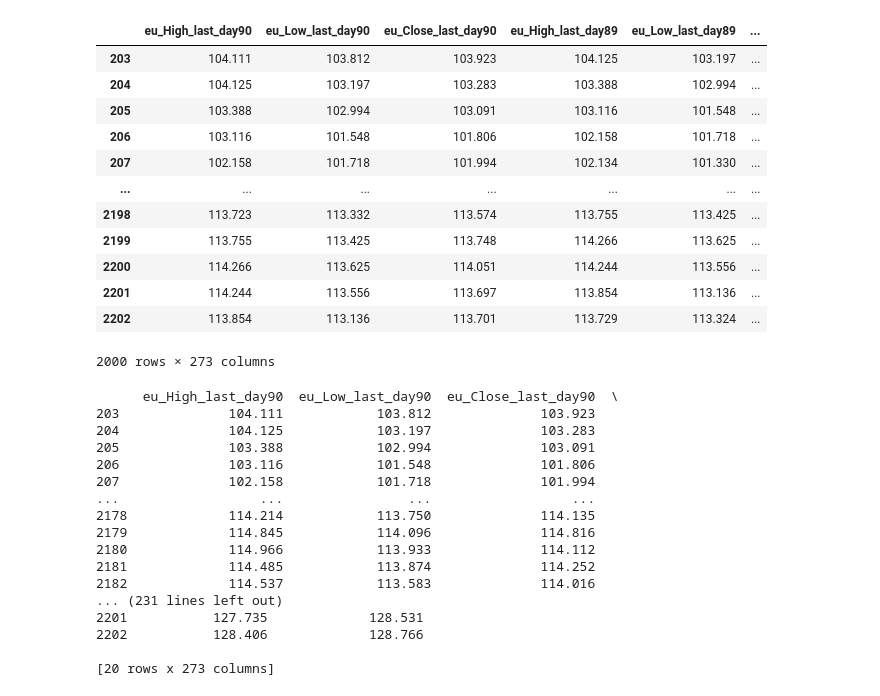
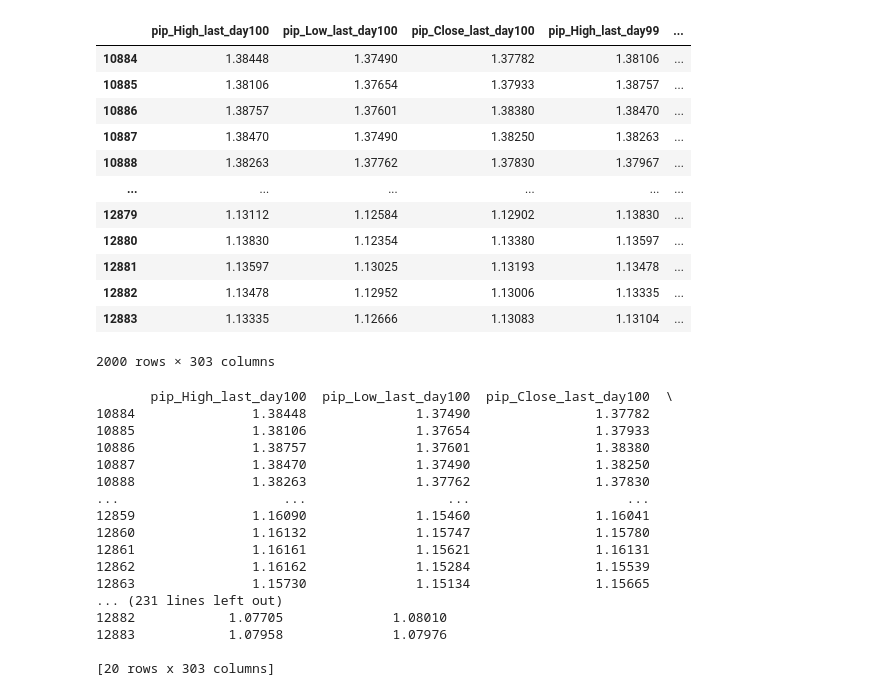
Before and after one commit to gomlfx/ApiaryFund_, a Jupyter notebook: AGC27_1_0.ipynb, the cells around one changed output. Cells and saved outputs as stored; diff of their text form; code cells hidden in the pictures.

```diff
--- a/AGC27_1_0.ipynb
+++ b/AGC27_1_0.ipynb
@@ -18,4 +18,4 @@ from sklearn import preprocessing
 from autogluon.tabular import TabularDataset, TabularPredictor
 # %%
  #MT4 csv
-df_m_5=pd.read_csv('USDJPY1440.csv', names=['d','t','eu_o','eu_h','eu_l','eu_c','eu_v'])
+df=pd.read_csv('EURUSD1440.csv', names=['d','t','pip_o','pip_h','pip_l','pip_c','pip_v'])
@@ -467,47 +467,47 @@ df_m_5
 # %%
-df_m_5 = pd.DataFrame(data=df_m_5.tail(2000))
-df_m_5
+df = pd.DataFrame(data=df.tail(2000))
+df
 # %% [output]
-|  | eu_High_last_day90 | eu_Low_last_day90 | eu_Close_last_day90 | eu_High_last_day89 | eu_Low_last_day89 | ... |
-| 203 | 104.111 | 103.812 | 103.923 | 104.125 | 103.197 | ... |
-| 204 | 104.125 | 103.197 | 103.283 | 103.388 | 102.994 | ... |
-| 205 | 103.388 | 102.994 | 103.091 | 103.116 | 101.548 | ... |
-| 206 | 103.116 | 101.548 | 101.806 | 102.158 | 101.718 | ... |
-| 207 | 102.158 | 101.718 | 101.994 | 102.134 | 101.330 | ... |
-| ... | ... | ... | ... | ... | ... | ... |
-| 2198 | 113.723 | 113.332 | 113.574 | 113.755 | 113.425 | ... |
-| 2199 | 113.755 | 113.425 | 113.748 | 114.266 | 113.625 | ... |
-| 2200 | 114.266 | 113.625 | 114.051 | 114.244 | 113.556 | ... |
-| 2201 | 114.244 | 113.556 | 113.697 | 113.854 | 113.136 | ... |
-| 2202 | 113.854 | 113.136 | 113.701 | 113.729 | 113.324 | ... |
+|  | pip_High_last_day100 | pip_Low_last_day100 | pip_Close_last_day100 | pip_High_last_day99 | ... |
+| 10884 | 1.38448 | 1.37490 | 1.37782 | 1.38106 | ... |
+| 10885 | 1.38106 | 1.37654 | 1.37933 | 1.38757 | ... |
+| 10886 | 1.38757 | 1.37601 | 1.38380 | 1.38470 | ... |
+| 10887 | 1.38470 | 1.37490 | 1.38250 | 1.38263 | ... |
+| 10888 | 1.38263 | 1.37762 | 1.37830 | 1.37967 | ... |
+| ... | ... | ... | ... | ... | ... |
+| 12879 | 1.13112 | 1.12584 | 1.12902 | 1.13830 | ... |
+| 12880 | 1.13830 | 1.12354 | 1.13380 | 1.13597 | ... |
+| 12881 | 1.13597 | 1.13025 | 1.13193 | 1.13478 | ... |
+| 12882 | 1.13478 | 1.12952 | 1.13006 | 1.13335 | ... |
+| 12883 | 1.13335 | 1.12666 | 1.13083 | 1.13104 | ... |
-2000 rows × 273 columns
+2000 rows × 303 columns
 # %%
 #create initial train and test data as pd.DF for close
 #final test DF is last_row
-df_m_5_train_close = pd.DataFrame(data=df_m_5.iloc[0:1980,:])
-df_m_5_test_close = pd.DataFrame(data=df_m_5.iloc[1980:2001,:])
+df_train_close = pd.DataFrame(data=df.iloc[0:1980,:])
+df_test_close = pd.DataFrame(data=df.iloc[1980:2001,:])
 
-#df_m_5_train_close = pd.DataFrame(data=df_m_5.iloc[0:1980,[2,5,8,11,14,17,20,23,26,29,32,35,38,41,44,47,50,53,56,59,62,65,68,71,74,77,80,83,86,89,92]])
-#df_m_5_test_close = pd.DataFrame(data=df_m_5.iloc[1980:2001,[2,5,8,11,14,17,20,23,26,29,32,35,38,41,44,47,50,53,56,59,62,65,68,71,74,77,80,83,86,89,92]])
-print(df_m_5_train_close )
-print(df_m_5_test_close )
+#df_train_close = pd.DataFrame(data=df.iloc[0:1980,[2,5,8,11,14,17,20,23,26,29,32,35,38,41,44,47,50,53,56,59,62,65,68,71,74,77,80,83,86,89,92]])
+#df_test_close = pd.DataFrame(data=df.iloc[1980:2001,[2,5,8,11,14,17,20,23,26,29,32,35,38,41,44,47,50,53,56,59,62,65,68,71,74,77,80,83,86,89,92]])
+print(df_train_close )
+print(df_test_close )
 # %% [output]
-      eu_High_last_day90  eu_Low_last_day90  eu_Close_last_day90  \
-203              104.111            103.812              103.923
-204              104.125            103.197              103.283
-205              103.388            102.994              103.091
-206              103.116            101.548              101.806
-207              102.158            101.718              101.994
-...                  ...                ...                  ...
-2178             114.214            113.750              114.135
-2179             114.845            114.096              114.816
-2180             114.966            113.933              114.112
-2181             114.485            113.874              114.252
-2182             114.537            113.583              114.016
+       pip_High_last_day100  pip_Low_last_day100  pip_Close_last_day100  \
+10884               1.38448              1.37490                1.37782
+10885               1.38106              1.37654                1.37933
+10886               1.38757              1.37601                1.38380
+10887               1.38470              1.37490                1.38250
+10888               1.38263              1.37762                1.37830
+...                     ...                  ...                    ...
+12859               1.16090              1.15460                1.16041
+12860               1.16132              1.15747                1.15780
+12861               1.16161              1.15621                1.16131
+12862               1.16162              1.15284                1.15539
+12863               1.15730              1.15134                1.15665
 ... (231 lines left out)
-2201           127.735             128.531
-2202           128.406             128.766
+12882            1.07705              1.08010
+12883            1.07958              1.07976
 
-[20 rows x 273 columns]
+[20 rows x 303 columns]
 # %%
 
```
Also changed, not shown: parts of 16 cells of this notebook.
